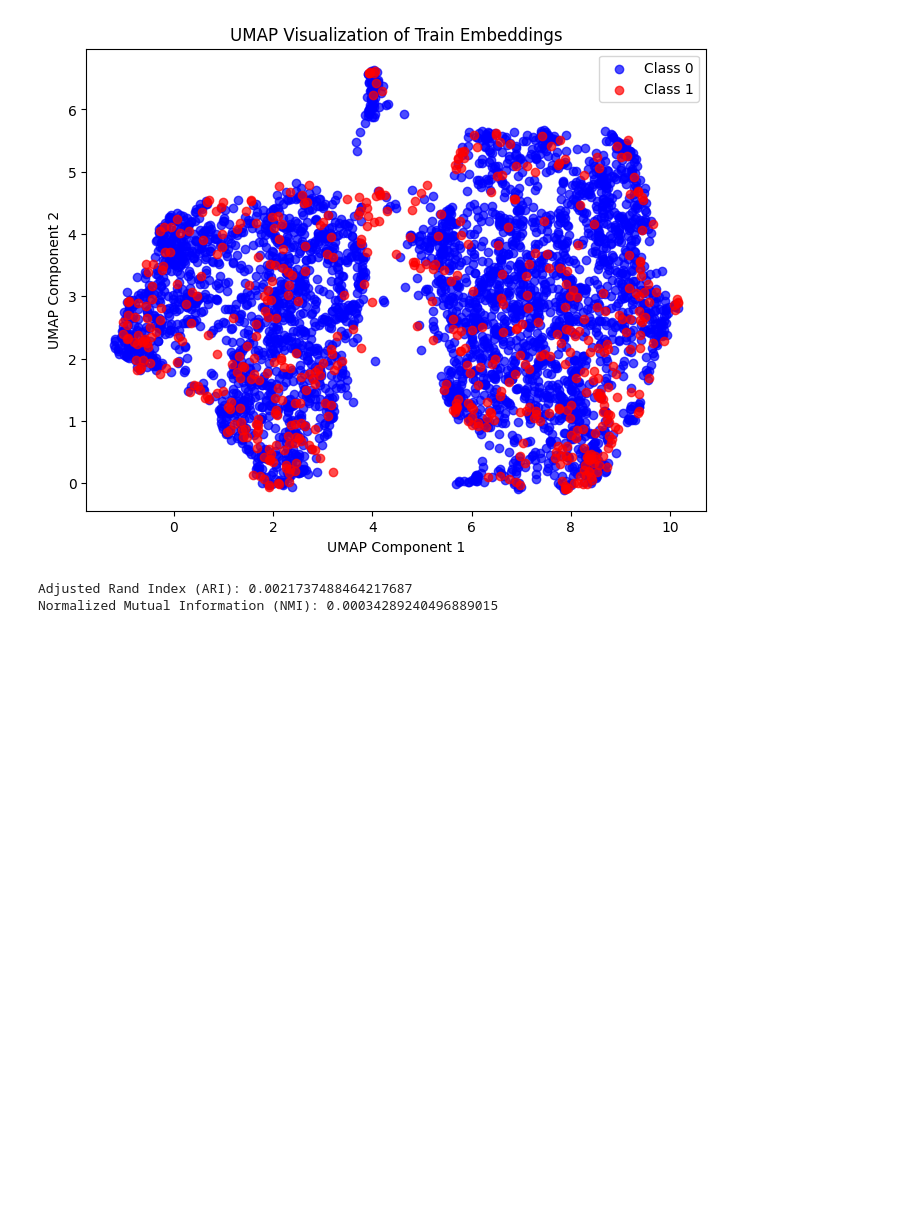
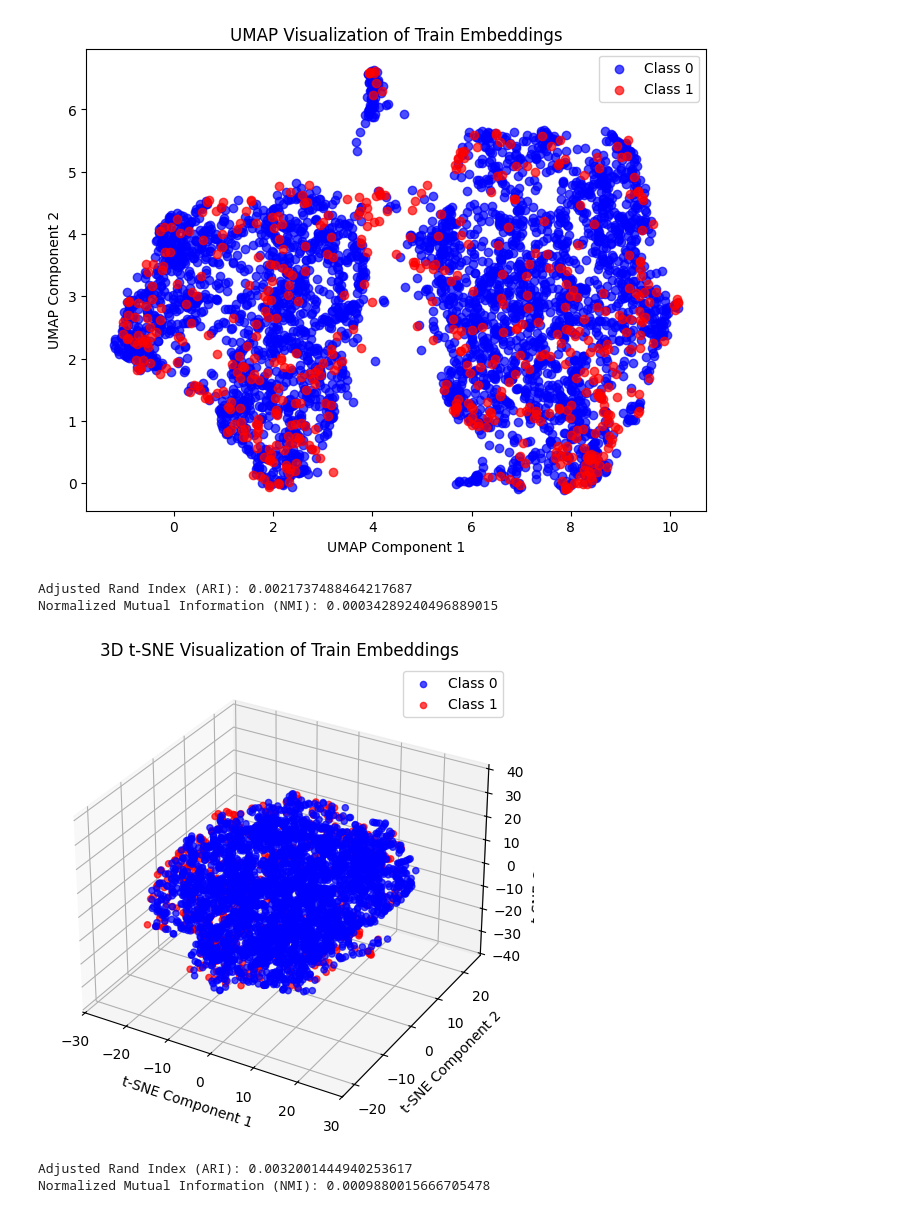
Before and after one commit to AKButani/ML4H_Project1, a Jupyter notebook: representation_pretraining.ipynb, the cells around one changed output. Drawn from its saved outputs; the diff is of its cells as text; code cells hidden in the pictures; blank space fills up the shorter version.

```diff
--- a/representation_pretraining.ipynb
+++ b/representation_pretraining.ipynb
@@ -507,3 +507,59 @@ print("Normalized Mutual Information (NMI):", nmi)
 [figure]
 Adjusted Rand Index (ARI): 0.0021737488464217687
 Normalized Mutual Information (NMI): 0.00034289240496889015
+# %%
+import numpy as np
+import matplotlib.pyplot as plt
+from sklearn.manifold import TSNE
+from sklearn.cluster import KMeans
+from sklearn.metrics import adjusted_rand_score, normalized_mutual_info_score
+from mpl_toolkits.mplot3d import Axes3D  # Necessary for 3D plotting
+
+# Assume train_embeddings is a NumPy array of shape (n_samples, n_features)
+# and train_labels is a NumPy array or list containing binary labels (0 or 1).
+
+# Ensure train_labels is a 1D array
+train_labels = np.array(train_labels).flatten()
+
+# Step 1: Dimensionality reduction using t-SNE for 3D
+tsne = TSNE(n_components=3, random_state=42)
+embeddings_3d = tsne.fit_transform(train_embeddings)
+
+# Step 2: Plot the 3D t-SNE results using distinct colors for each binary label
+fig = plt.figure(figsize=(8, 6))
+ax = fig.add_subplot(111, projection='3d')
+
+# Plot points for class 0
+ax.scatter(embeddings_3d[train_labels == 0, 0],
+           embeddings_3d[train_labels == 0, 1],
+           embeddings_3d[train_labels == 0, 2],
+           color='blue', alpha=0.7, label='Class 0')
+
+# Plot points for class 1
+ax.scatter(embeddings_3d[train_labels == 1, 0],
+           embeddings_3d[train_labels == 1, 1],
+           embeddings_3d[train_labels == 1, 2],
+           color='red', alpha=0.7, label='Class 1')
+
+ax.set_title('3D t-SNE Visualization of Train Embeddings')
+ax.set_xlabel('t-SNE Component 1')
+ax.set_ylabel('t-SNE Component 2')
+ax.set_zlabel('t-SNE Component 3')
+ax.legend()
+plt.show()
+
+# Step 3: Perform KMeans clustering on the 3D embeddings
+n_clusters = len(np.unique(train_labels))
+kmeans = KMeans(n_clusters=n_clusters, random_state=42)
+predicted_clusters = kmeans.fit_predict(embeddings_3d)
+
+# Step 4: Compute clustering metrics using the true labels
+ari = adjusted_rand_score(train_labels, predicted_clusters)
+nmi = normalized_mutual_info_score(train_labels, predicted_clusters)
+
+print("Adjusted Rand Index (ARI):", ari)
+print("Normalized Mutual Information (NMI):", nmi)
+# %% [output]
+[figure, added]
+Adjusted Rand Index (ARI): 0.0032001444940253617
+Normalized Mutual Information (NMI): 0.0009880015666705478
```
Also changed, not shown: parts of 2 cells of this notebook.
